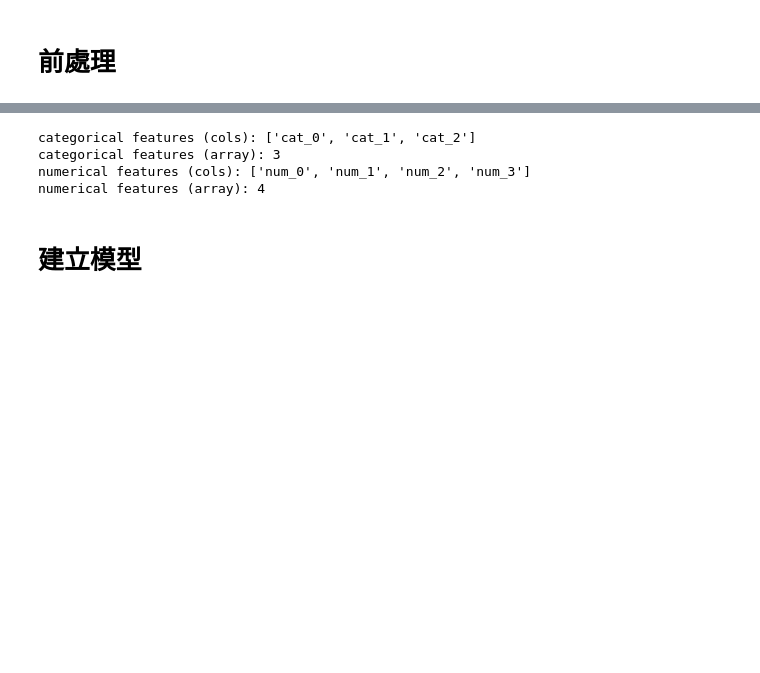
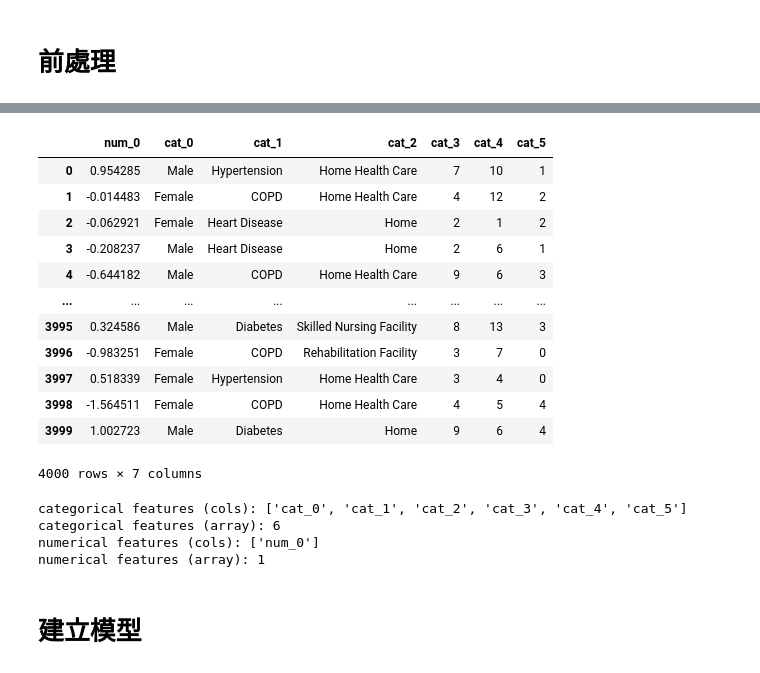
Before and after one commit to dcde22345/readmission, a Jupyter notebook: dev.ipynb, the cells around one changed output, grey strips where cells are left out. Drawn from its saved outputs; the diff is of its cells as text; code cells hidden in the pictures; blank space fills up the shorter version.

```diff
--- a/dev.ipynb
+++ b/dev.ipynb
@@ -101,0 +108,16 @@ test_df_train_csv_processed = preprocessor.transform(test_df_train_csv)
+# %%
+train_df_train_csv
+# %% [output]
+|  | num_0 | cat_0 | cat_1 | cat_2 | cat_3 | cat_4 | cat_5 |
+| 0 | 0.954285 | Male | Hypertension | Home Health Care | 7 | 10 | 1 |
+| 1 | -0.014483 | Female | COPD | Home Health Care | 4 | 12 | 2 |
+| 2 | -0.062921 | Female | Heart Disease | Home | 2 | 1 | 2 |
+| 3 | -0.208237 | Male | Heart Disease | Home | 2 | 6 | 1 |
+| 4 | -0.644182 | Male | COPD | Home Health Care | 9 | 6 | 3 |
+| ... | ... | ... | ... | ... | ... | ... | ... |
+| 3995 | 0.324586 | Male | Diabetes | Skilled Nursing Facility | 8 | 13 | 3 |
+| 3996 | -0.983251 | Female | COPD | Rehabilitation Facility | 3 | 7 | 0 |
+| 3997 | 0.518339 | Female | Hypertension | Home Health Care | 3 | 4 | 0 |
+| 3998 | -1.564511 | Female | COPD | Home Health Care | 4 | 5 | 4 |
+| 3999 | 1.002723 | Male | Diabetes | Home | 9 | 6 | 4 |
+4000 rows × 7 columns
@@ -130,16 +155,16 @@ dl_train = DataLoader(ds_train, batch_size=128, shuffle=False, num_workers=0, pi
 
 dl_test = DataLoader(ds_test, batch_size=128, shuffle=False, num_workers=0, pin_memory=False)
 # %%
-print("categorical features (cols):", embedding_features)
-print("categorical features (array):", train_df_train_csv_processed[embedding_features].shape[1])
+print("categorical features (cols):", embedding_features_processed)
+print("categorical features (array):", train_df_train_csv_processed[embedding_features_processed].shape[1])
 
-print("numerical features (cols):", numerical_features)
-print("numerical features (array):", train_df_train_csv_processed[numerical_features].shape[1])
+print("numerical features (cols):", numerical_features_processed)
+print("numerical features (array):", train_df_train_csv_processed[numerical_features_processed].shape[1])
 # %% [output]
-categorical features (cols): ['cat_0', 'cat_1', 'cat_2']
-categorical features (array): 3
-numerical features (cols): ['num_0', 'num_1', 'num_2', 'num_3']
-numerical features (array): 4
+categorical features (cols): ['cat_0', 'cat_1', 'cat_2', 'cat_3', 'cat_4', 'cat_5']
+categorical features (array): 6
+numerical features (cols): ['num_0']
+numerical features (array): 1
 # %% [markdown]
 # 建立模型
 # %%
```
Also changed, not shown: parts of 22 cells of this notebook, 4 other files.
